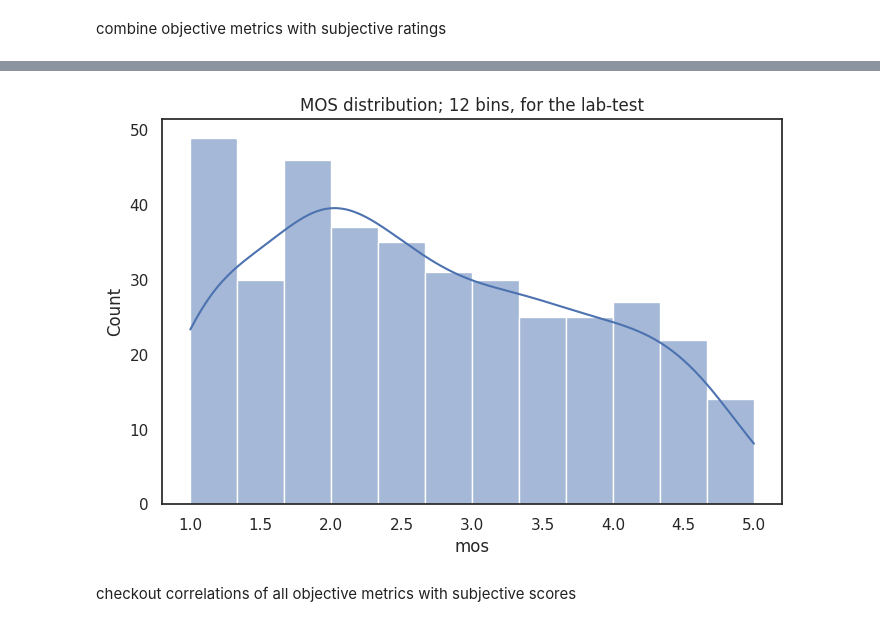
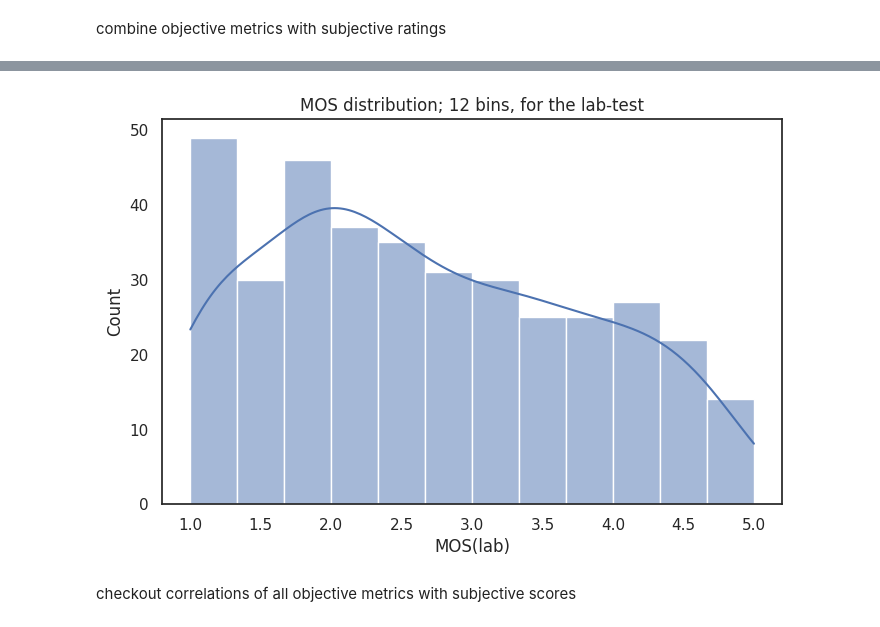
Before and after one commit to Telecommunication-Telemedia-Assessment/image_quality_test, a Jupyter notebook: test_1/analyze_ratings.ipynb, the cells around one changed output, grey strips where cells are left out. Saved outputs shown, nothing was run; the diff lists cells and outputs as text; code cells hidden in the pictures.

```diff
--- a/test_1/analyze_ratings.ipynb
+++ b/test_1/analyze_ratings.ipynb
@@ -285,21 +287,22 @@ dm.to_csv("objective_metrics_and_mos_ci.csv", index=False)
 # %%
 dratings = pd.read_csv("objective_metrics_and_mos_ci.csv")
 d(dratings.head())
 
 sns.set(rc={'figure.figsize':(8,5)})
 sns.set_style("white")
 ax = sns.histplot(dratings["mos"], bins=12, kde=True)
 
 ax.set_title("MOS distribution; 12 bins, for the lab-test")
+ax.set_xlabel("MOS(lab)")
 plot(ax, "mos_dist")
 # %% [output]
 |  | image_name | mos | ci | std | image | vmaf | adm2 | psnr | ssim | ms_ssim | ... |
 | 0 | BennuProRes4444.mov_1frame_crf_03... | 3.095238 | 0.699565 | 0.768424 | BennuProRes4444.mov_1frame_crf_03... | 96.55329 | 0.97798 | 55.46594 | 0.99986 | 0.99935 | ... |
 | 1 | BennuProRes4444.mov_1frame_crf_06... | 2.904762 | 0.568885 | 0.624881 | BennuProRes4444.mov_1frame_crf_06... | 91.59939 | 0.95523 | 51.85869 | 0.99946 | 0.99832 | ... |
 | 2 | BennuProRes4444.mov_1frame_crf_08... | 2.809524 | 0.547677 | 0.601585 | BennuProRes4444.mov_1frame_crf_08... | 86.01128 | 0.93306 | 49.23137 | 0.99851 | 0.99671 | ... |
 | 3 | BennuProRes4444.mov_1frame_crf_13... | 2.476190 | 0.547677 | 0.601585 | BennuProRes4444.mov_1frame_crf_13... | 66.93424 | 0.86470 | 44.07120 | 0.99220 | 0.98897 | ... |
 | 4 | BennuProRes4444.mov_1frame_crf_21... | 2.142857 | 0.435249 | 0.478091 | BennuProRes4444.mov_1frame_crf_21... | 52.66551 | 0.81816 | 40.36141 | 0.97856 | 0.97636 | ... |
-[figure, old version]
+[figure, new version]
 # %% [markdown]
 checkout correlations of all objective metrics with subjective scores
 # %%
```
Also changed, not shown: parts of 2 cells of this notebook, 23 other files.
